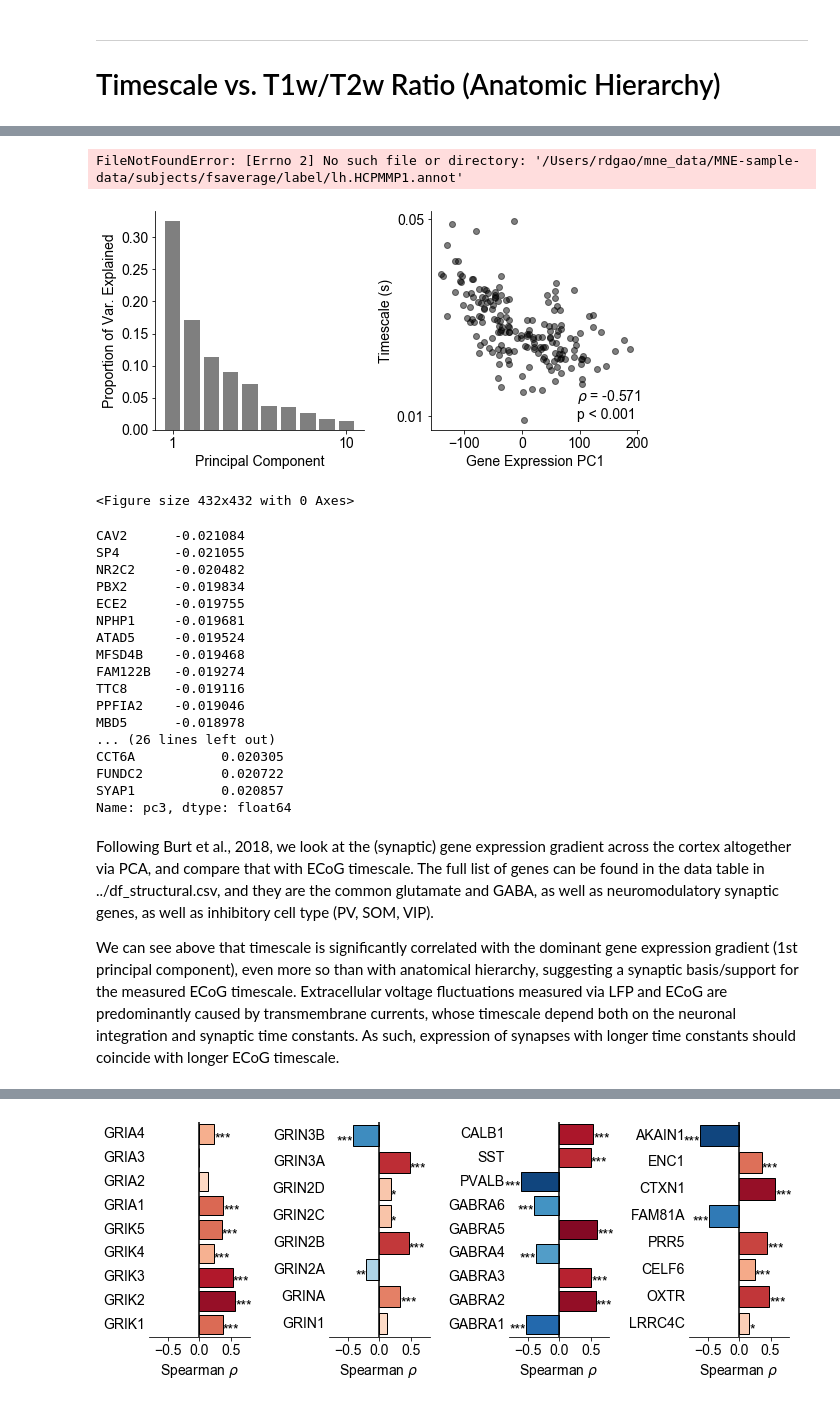
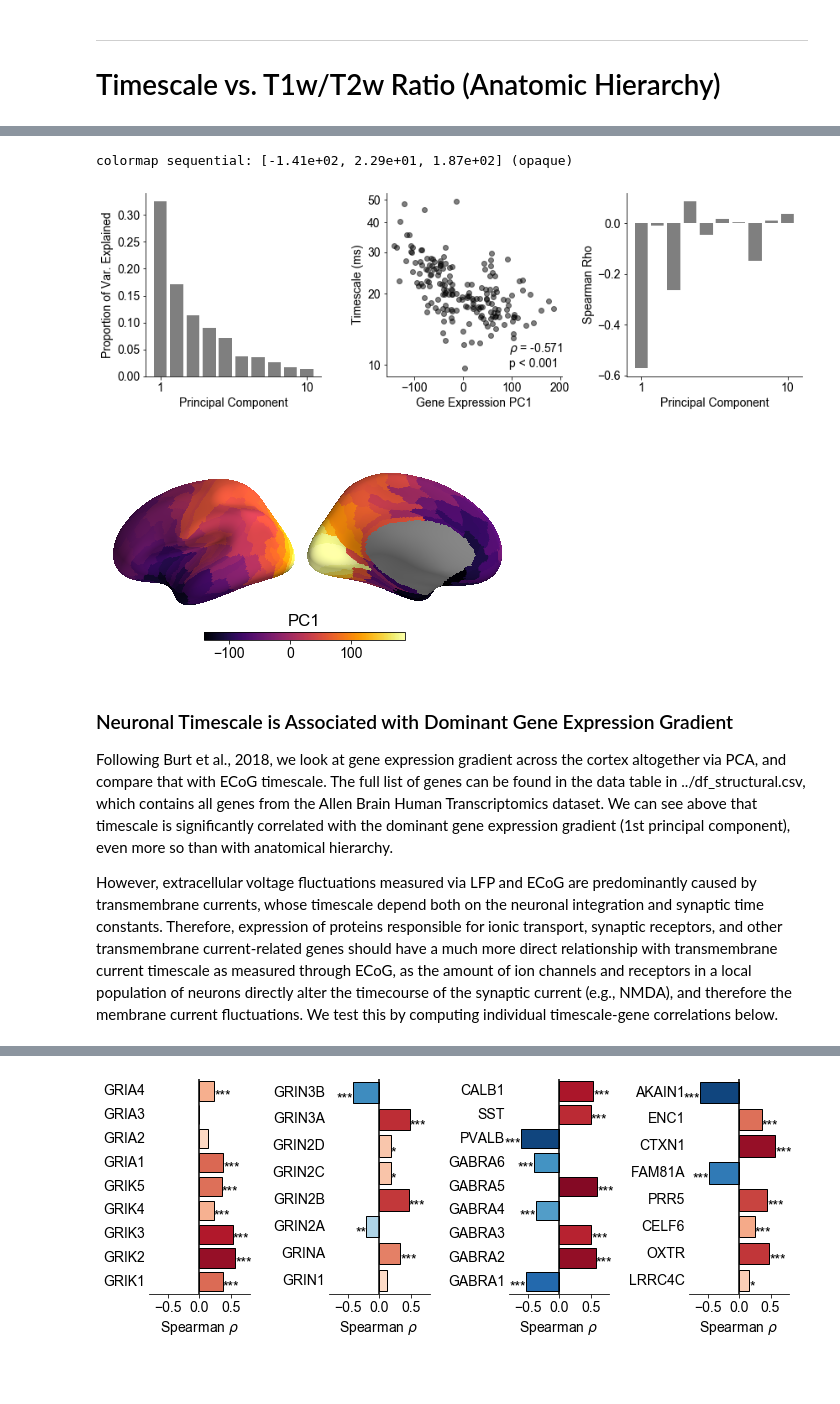
Before and after one commit to rdgao/field-echos, a Jupyter notebook: notebooks/3_viz_human_MMP.ipynb, the cells around one changed output, grey strips where cells are left out. Drawn from its saved outputs; the diff is of its cells as text; code cells hidden in the pictures; blank space fills up the shorter version.

Commit message:
working through human hierarchy stuff, added geneontology analysis

```diff
--- a/notebooks/3_viz_human_MMP.ipynb
+++ b/notebooks/3_viz_human_MMP.ipynb
@@ -238,63 +258,54 @@ __In summary, fast synaptic fluctuation timescales measured via human ECoG is si
 # %%
 # perform PCA on all genes
 n_pcs = 10
 gene_pca = decomposition.PCA(n_pcs)
 gene_pca.fit(np.array(df_struct)[:,1:])
 gene_grad = gene_pca.fit_transform(np.array(df_struct)[:,1:])
 df_pc_weights = pd.DataFrame(gene_pca.components_.T, index=df_struct.columns[1:], columns=['pc%i'%i for i in range(1, n_pcs+1)])
 
 x = gene_grad[:,0]
 y = tau_parcel.values
 rho, _, p_resamp, _ = echo_utils.perm_spearman(x, y, 1000, 'shuffle')
 
-plt.figure(figsize=(8,4))
+plt.figure(figsize=(12,4))
 
-plt.subplot(1,2,1)
+plt.subplot(1,3,1)
 plt.bar(range(1,n_pcs+1), gene_pca.explained_variance_ratio_, fc='k', alpha=0.5)
 plt.xticks([1, 10], ['1', '10']);
 plt.xlabel('Principal Component'); plt.ylabel('Proportion of Var. Explained'); despine();
 
-plt.subplot(1,2,2)
+plt.subplot(1,3,2)
 plt.plot(x, y, 'ok', alpha=0.5); plt.yscale('log')
-plt.xlabel('Gene Expression PC1'); plt.ylabel('Timescale (s)'); despine()
-plt.yticks([0.01, 0.05], ['0.01', '0.05']); plt.tick_params('y', which='minor', left=False, labelleft=False)
+plt.xlabel('Gene Expression PC1'); plt.ylabel('Timescale (ms)'); despine()
+plt.yticks(np.arange(0.01,0.06, 0.01), (np.arange(0.01,0.06, 0.01)*1000).astype(int));
+plt.tick_params('y', which='minor', left=False, labelleft=False)
 plt.annotate(echo_utils.sig_str(rho, p_resamp, form='text'), xy=(0.7,0.05), xycoords='axes fraction');
+
+plt.subplot(1,3,3)
+all_pc_rhos = np.array([echo_utils.perm_spearman(x, y, 1000, 'shuffle')[0] for x in gene_grad.T])
+plt.bar(range(1,n_pcs+1), all_pc_rhos, fc='k', alpha=0.5)
+plt.xticks([1, 10], ['1', '10']);
+plt.xlabel('Principal Component'); plt.ylabel('Spearman Rho'); despine();
+
 plt.tight_layout();
 plt.savefig(fig_path[:-4]%('mmp_tau_genePC1_%i'%d_query), bbox_inches='tight')
 
-# plot gene projection on MMP brain
-for i_pc in range(5):
-    plt.figure(figsize=(6,6))
-    echo_utils.plot_MMP(gene_grad[:,i_pc], save_file=fig_path%('mmp_gene_PC'+str(i_pc+1)), bp=0, title='PC%i'%(i_pc+1))
+# plot PC1 on brain
+plt.figure(figsize=(6,6))
+echo_utils.plot_MMP(gene_grad[:,0], save_file=fig_path%'mmp_gene_PC1', bp=0, title='PC1')
+# plot all gene PCs on MMP brain
+# for i_pc in range(5):
+#     plt.figure(figsize=(6,6))
+#     echo_utils.plot_MMP(gene_grad[:,i_pc], save_file=fig_path%('mmp_gene_PC'+str(i_pc+1)), bp=0, title='PC%i'%(i_pc+1))
 # %% [output]
-FileNotFoundError: [Errno 2] No such file or directory: '/Users/rdgao/mne_data/MNE-sample-data/subjects/fsaverage/label/lh.HCPMMP1.annot'
+colormap sequential: [-1.41e+02, 2.29e+01, 1.87e+02] (opaque)
-[figure, old version]
+[figure, new version]
-<Figure size 432x432 with 0 Axes>
+[figure, added]
-# %%
-print(df_pc_weights.sort_values('pc3')['pc3'][:20])
-print(df_pc_weights.sort_values('pc3')['pc3'][-20:])
-# %% [output]
-CAV2      -0.021084
-SP4       -0.021055
-NR2C2     -0.020482
-PBX2      -0.019834
-ECE2      -0.019755
-NPHP1     -0.019681
-ATAD5     -0.019524
-MFSD4B    -0.019468
-FAM122B   -0.019274
-TTC8      -0.019116
-PPFIA2    -0.019046
-MBD5      -0.018978
-... (26 lines left out)
-CCT6A           0.020305
-FUNDC2          0.020722
-SYAP1           0.020857
-Name: pc3, dtype: float64
 # %% [markdown]
-Following Burt et al., 2018, we look at the (synaptic) gene expression gradient across the cortex altogether via PCA, and compare that with ECoG timescale. The full list of genes can be found in the data table in ../df_structural.csv, and they are the common glutamate and GABA, as well as neuromodulatory synaptic genes, as well as inhibitory cell type (PV, SOM, VIP).
+### Neuronal Timescale is Associated with Dominant Gene Expression Gradient
+Following Burt et al., 2018, we look at gene expression gradient across the cortex altogether via PCA, and compare that with ECoG timescale. The full list of genes can be found in the data table in ../df_structural.csv, which contains all genes from the Allen Brain Human Transcriptomics dataset. We can see above that timescale is significantly correlated with the dominant gene expression gradient (1st principal component), even more so than with anatomical hierarchy.
 
-We can see above that timescale is significantly correlated with the dominant gene expression gradient (1st principal component), even more so than with anatomical hierarchy, suggesting a synaptic basis/support for the measured ECoG timescale. Extracellular voltage fluctuations measured via LFP and ECoG are predominantly caused by transmembrane currents, whose timescale depend both on the neuronal integration and synaptic time constants. As such, expression of synapses with longer time constants should coincide with longer ECoG timescale.
+However, extracellular voltage fluctuations measured via LFP and ECoG are predominantly caused by transmembrane currents, whose timescale depend both on the neuronal integration and synaptic time constants. Therefore, expression of proteins responsible for ionic transport, synaptic receptors, and other transmembrane current-related genes should have a much more direct relationship with transmembrane current timescale as measured through ECoG, as the amount of ion channels and receptors in a local population of neurons directly alter the timecourse of the synaptic current (e.g., NMDA), and therefore the membrane current fluctuations. We test this by computing individual timescale-gene correlations below.
 # %%
 # compute correlation of timescale with individual genes
 df_tau_corr_all = pd.DataFrame(index=df_struct.columns[1:], columns=['rho', 'pv'])
```
Also changed, not shown: parts of 17 cells of this notebook, 29 other files.
